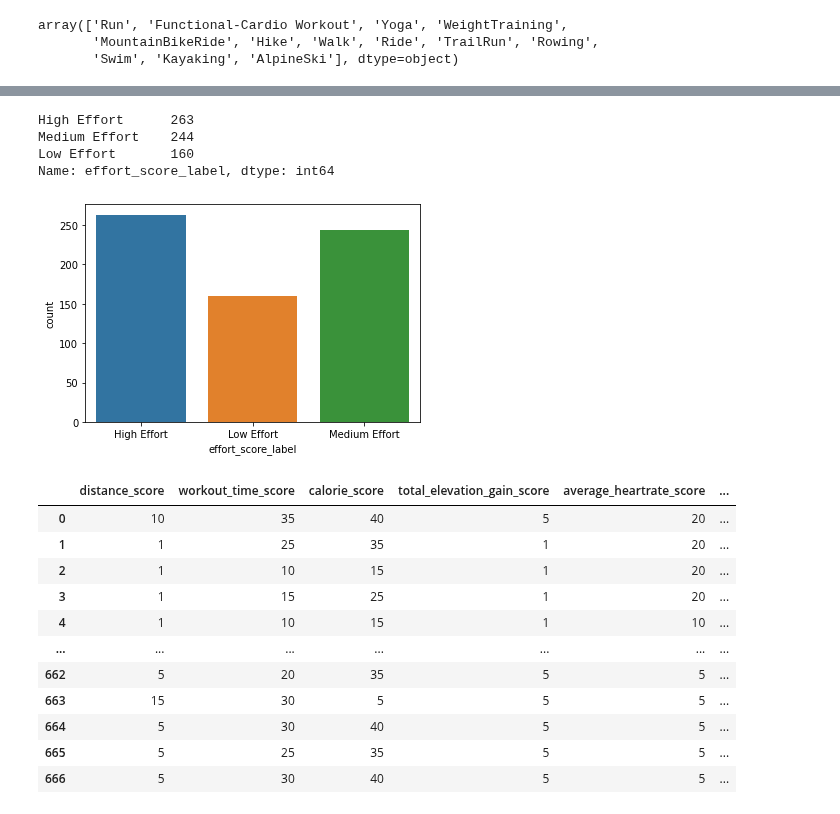
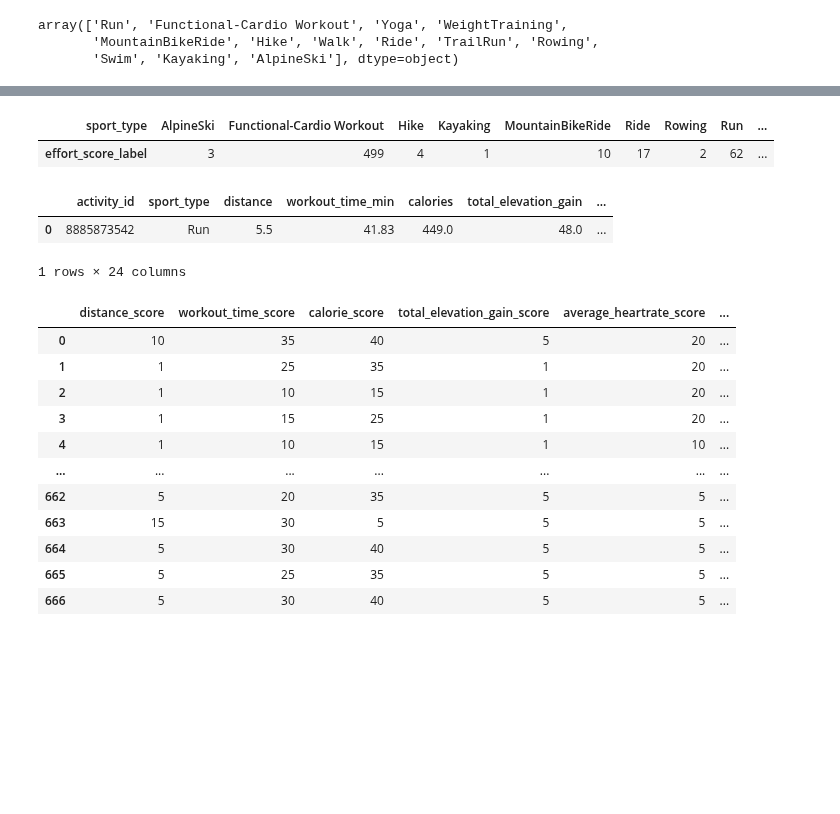
Before and after one commit to ManuelElizaldi/PyStrava, a Jupyter notebook: ClassificationModel.ipynb, the cells around one changed output, grey strips where cells are left out. Cells and saved outputs as stored; diff of their text form; code cells hidden in the pictures; blank space fills up the shorter version.

```diff
--- a/ClassificationModel.ipynb
+++ b/ClassificationModel.ipynb
@@ -299,0 +310,11 @@ See the caveats in the documentation: https://pandas.pydata.org/pandas-docs/stab
+# %%
+pd.pivot_table(df, values=['effort_score_label'],columns=['sport_type'], aggfunc='count')
+# %% [output]
+| sport_type | AlpineSki | Functional-Cardio Workout | Hike | Kayaking | MountainBikeRide | Ride | Rowing | Run | ... |
+| effort_score_label | 3 | 499 | 4 | 1 | 10 | 17 | 2 | 62 | ... |
+# %%
+df.head(1)
+# %% [output]
+|  | activity_id | sport_type | distance | workout_time_min | calories | total_elevation_gain | ... |
+| 0 | 8885873542 | Run | 5.5 | 41.83 | 449.0 | 48.0 | ... |
+1 rows × 24 columns
@@ -302,13 +328,3 @@ score_df.to_csv(r'C:\Users\Manuel Elizaldi\Desktop\Learning-Testing\PyStrava\Out
-# %%
-# checking workout type distribution
-sns.countplot(score_df['effort_score_label']) # type: ignore
-print(score_df['effort_score_label'].value_counts())
-# %% [output]
-High Effort      263
-Medium Effort    244
-Low Effort       160
-Name: effort_score_label, dtype: int64
-[figure, removed]
 # %%
 # Creating features df, this will only contain the scores for each column
 feature_df = score_df.iloc[:,2:15]
```
Also changed, not shown: parts of 21 cells of this notebook.
